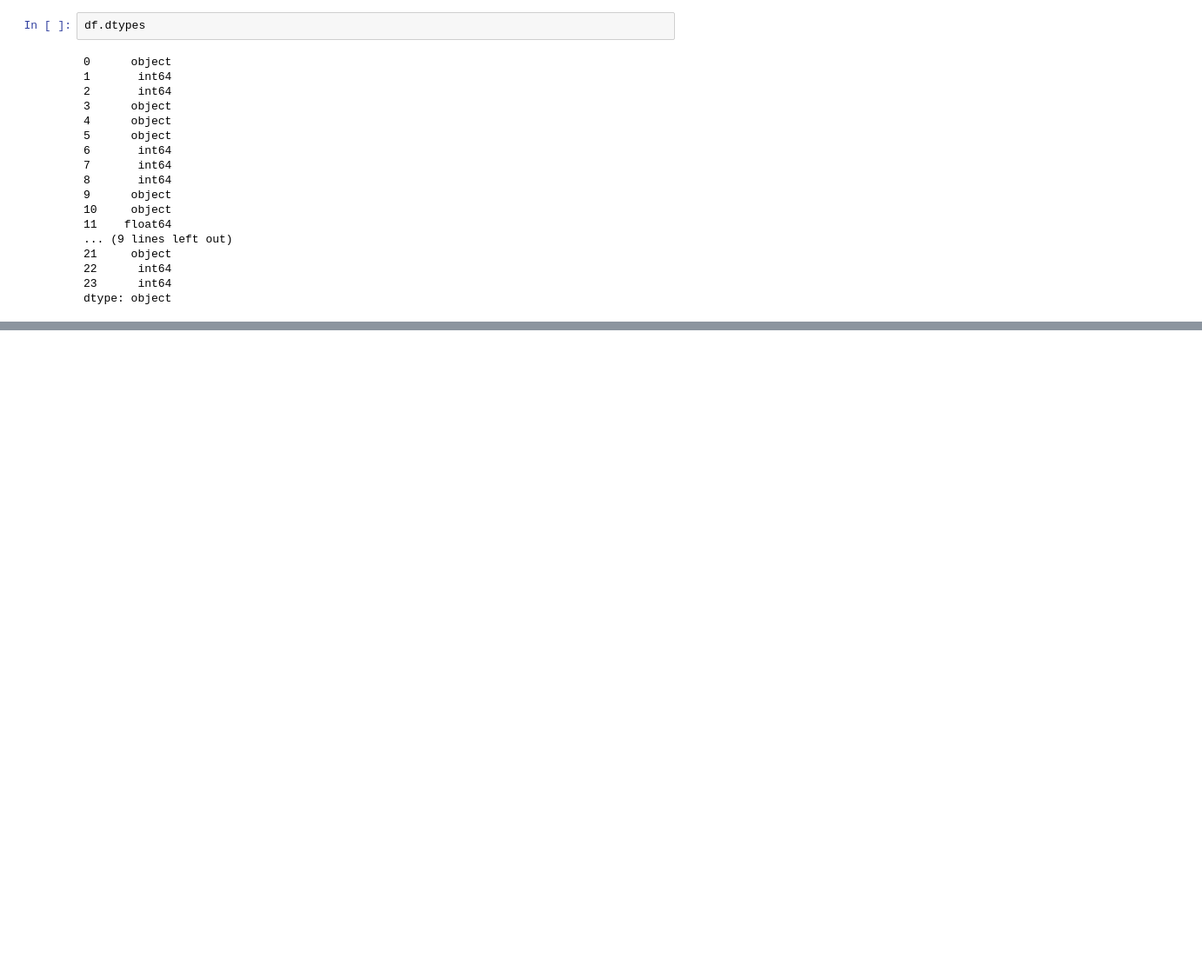
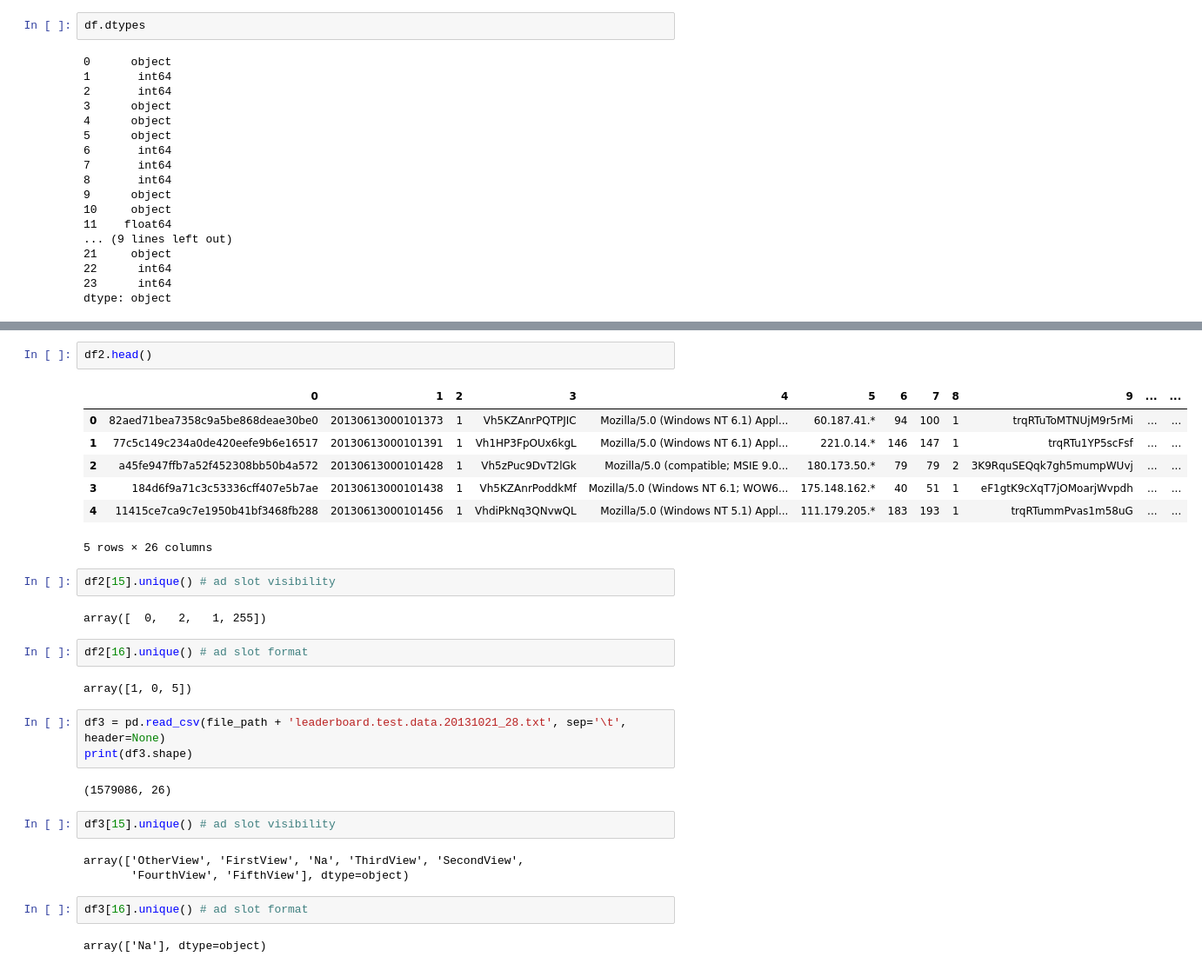
Before and after one commit to yujinlee0130/realtime_bidding, a Jupyter notebook: temp.ipynb, the cells around one changed output, grey strips where cells are left out. Shown: that part at 87% size. Cells and saved outputs as stored; diff of their text form; blank space fills up the shorter version.

```diff
--- a/temp.ipynb
+++ b/temp.ipynb
@@ -261,0 +291,32 @@ dtype: object
+# %%
+df2.head()
+# %% [output]
+|  | 0 | 1 | 2 | 3 | 4 | 5 | 6 | 7 | 8 | 9 | ... | ... |
+| 0 | 82aed71bea7358c9a5be868deae30be0 | 20130613000101373 | 1 | Vh5KZAnrPQTPJIC | Mozilla/5.0 (Windows NT 6.1) Appl... | 60.187.41.* | 94 | 100 | 1 | trqRTuToMTNUjM9r5rMi | ... | ... |
+| 1 | 77c5c149c234a0de420eefe9b6e16517 | 20130613000101391 | 1 | Vh1HP3FpOUx6kgL | Mozilla/5.0 (Windows NT 6.1) Appl... | 221.0.14.* | 146 | 147 | 1 | trqRTu1YP5scFsf | ... | ... |
+| 2 | a45fe947ffb7a52f452308bb50b4a572 | 20130613000101428 | 1 | Vh5zPuc9DvT2lGk | Mozilla/5.0 (compatible; MSIE 9.0... | 180.173.50.* | 79 | 79 | 2 | 3K9RquSEQqk7gh5mumpWUvj | ... | ... |
+| 3 | 184d6f9a71c3c53336cff407e5b7ae | 20130613000101438 | 1 | Vh5KZAnrPoddkMf | Mozilla/5.0 (Windows NT 6.1; WOW6... | 175.148.162.* | 40 | 51 | 1 | eF1gtK9cXqT7jOMoarjWvpdh | ... | ... |
+| 4 | 11415ce7ca9c7e1950b41bf3468fb288 | 20130613000101456 | 1 | VhdiPkNq3QNvwQL | Mozilla/5.0 (Windows NT 5.1) Appl... | 111.179.205.* | 183 | 193 | 1 | trqRTummPvas1m58uG | ... | ... |
+5 rows × 26 columns
+# %%
+df2[15].unique() # ad slot visibility
+# %% [output]
+array([  0,   2,   1, 255])
+# %%
+df2[16].unique() # ad slot format
+# %% [output]
+array([1, 0, 5])
+# %%
+df3 = pd.read_csv(file_path + 'leaderboard.test.data.20131021_28.txt', sep='\t', header=None)
+print(df3.shape)
+# %% [output]
+(1579086, 26)
+# %%
+df3[15].unique() # ad slot visibility
+# %% [output]
+array(['OtherView', 'FirstView', 'Na', 'ThirdView', 'SecondView',
+       'FourthView', 'FifthView'], dtype=object)
+# %%
+df3[16].unique() # ad slot format
+# %% [output]
+array(['Na'], dtype=object)
```
Also changed, not shown: parts of 18 cells of this notebook, 3 other files.
